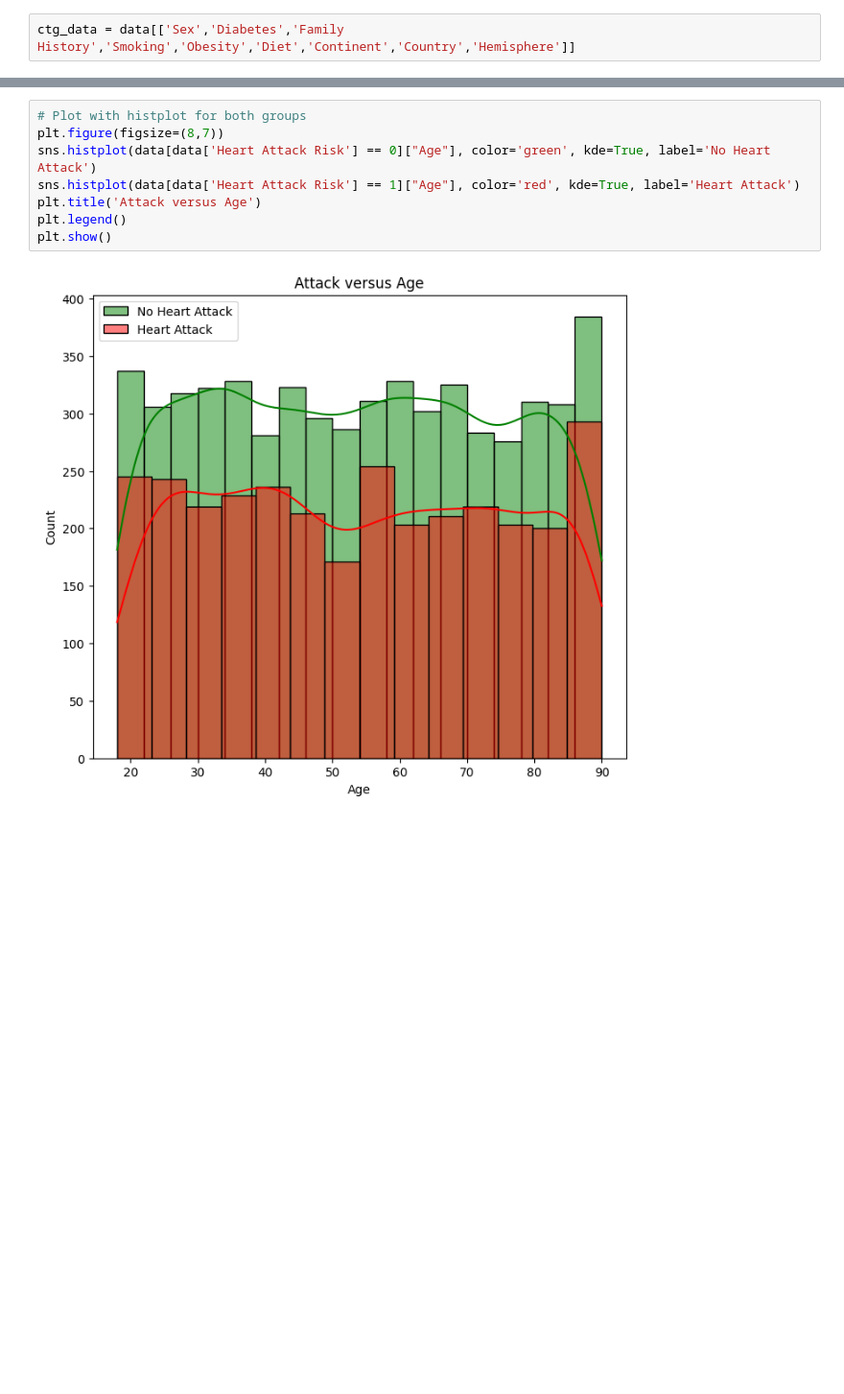
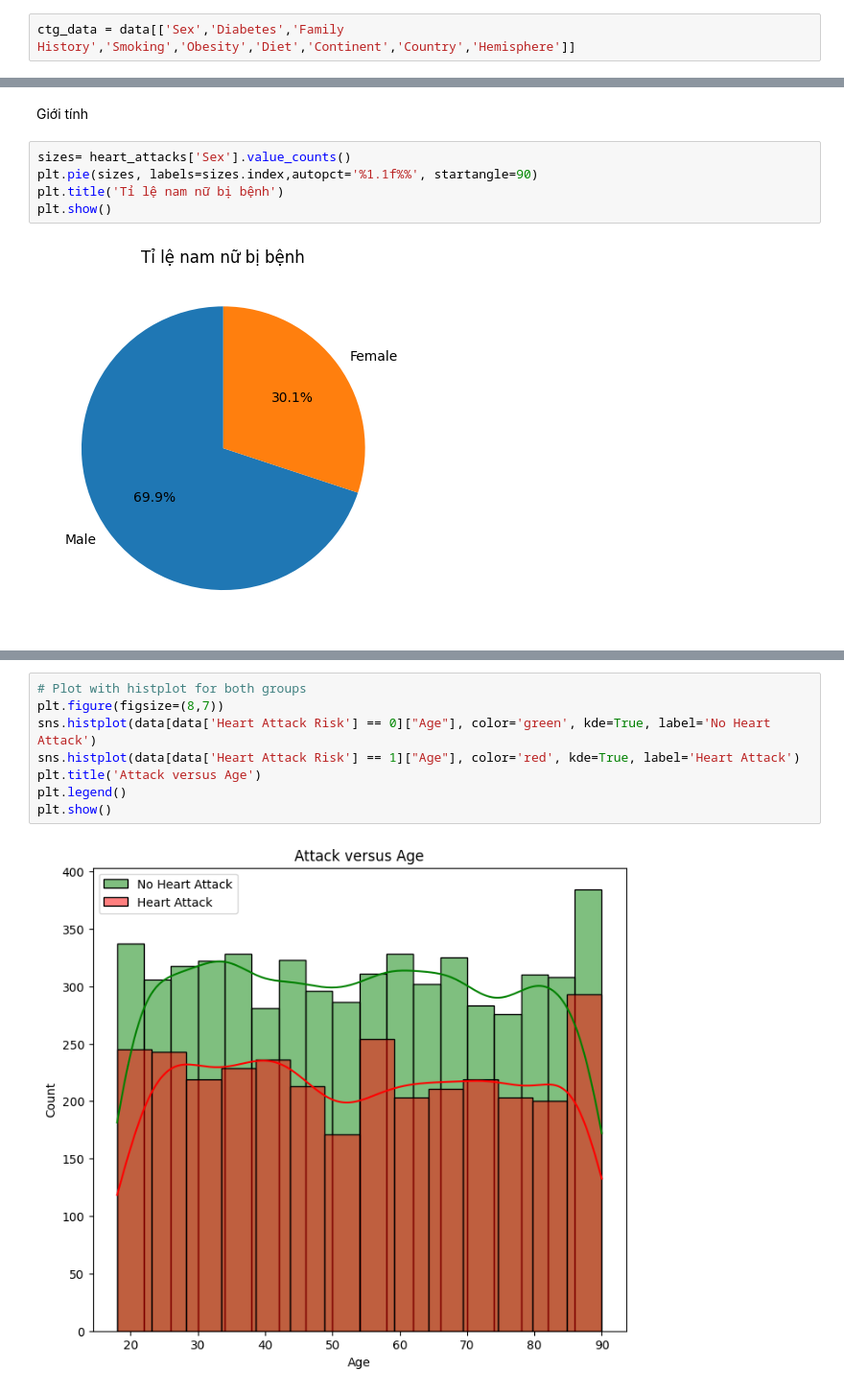
Before and after one commit to thangtrandoan/DataProcessing-Project, a Jupyter notebook: test.ipynb, the cells around one changed output, grey strips where cells are left out. Shown at 96% size. Drawn from its saved outputs; the diff is of its cells as text; blank space fills up the shorter version.

```diff
--- a/test.ipynb
+++ b/test.ipynb
@@ -339,0 +367,9 @@ ctg_data = data[['Sex','Diabetes','Family History','Smoking','Obesity','Diet','C
+# %% [markdown]
+Giới tính
+# %%
+sizes= heart_attacks['Sex'].value_counts()
+plt.pie(sizes, labels=sizes.index,autopct='%1.1f%%', startangle=90)
+plt.title('Tỉ lệ nam nữ bị bệnh')
+plt.show()
+# %% [output]
+[figure, added]
```
Also changed, not shown: parts of 17 cells of this notebook.
